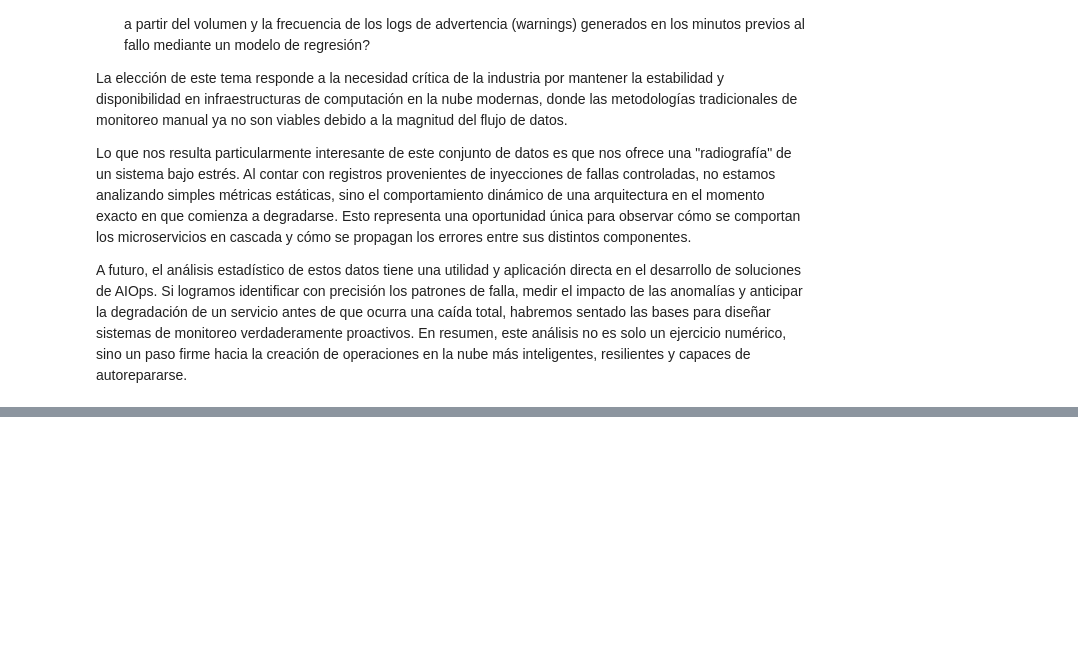
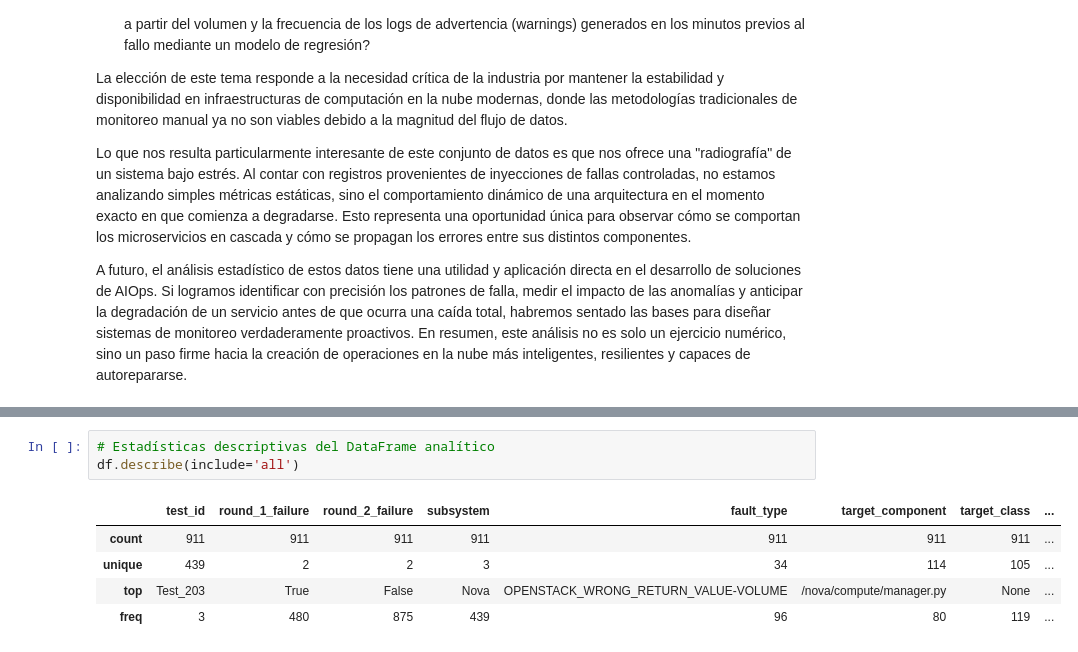
Before and after one commit to ValenteCardenas/Analysis_AIOps, a Jupyter notebook: main.ipynb, the cells around one changed output, grey strips where cells are left out. Cells and saved outputs as stored; diff of their text form; blank space fills up the shorter version.

```diff
--- a/main.ipynb
+++ b/main.ipynb
@@ -31,0 +182,9 @@ A futuro, el análisis estadístico de estos datos tiene una utilidad y aplicaci
+# %%
+# Estadísticas descriptivas del DataFrame analítico
+df.describe(include='all')
+# %% [output]
+|  | test_id | round_1_failure | round_2_failure | subsystem | fault_type | target_component | target_class | ... |
+| count | 911 | 911 | 911 | 911 | 911 | 911 | 911 | ... |
+| unique | 439 | 2 | 2 | 3 | 34 | 114 | 105 | ... |
+| top | Test_203 | True | False | Nova | OPENSTACK_WRONG_RETURN_VALUE-VOLUME | /nova/compute/manager.py | None | ... |
+| freq | 3 | 480 | 875 | 439 | 96 | 80 | 119 | ... |
```
Also changed, not shown: parts of 13 cells of this notebook, 1 other file.
